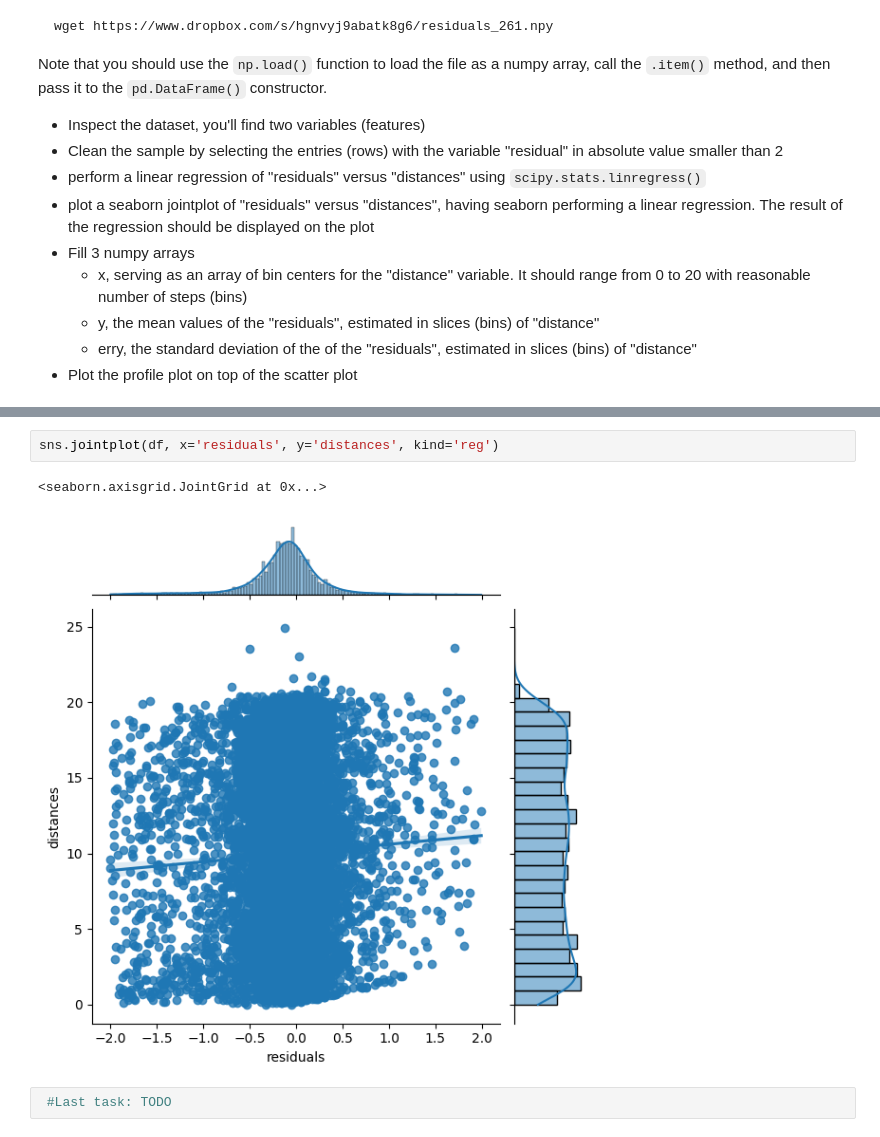
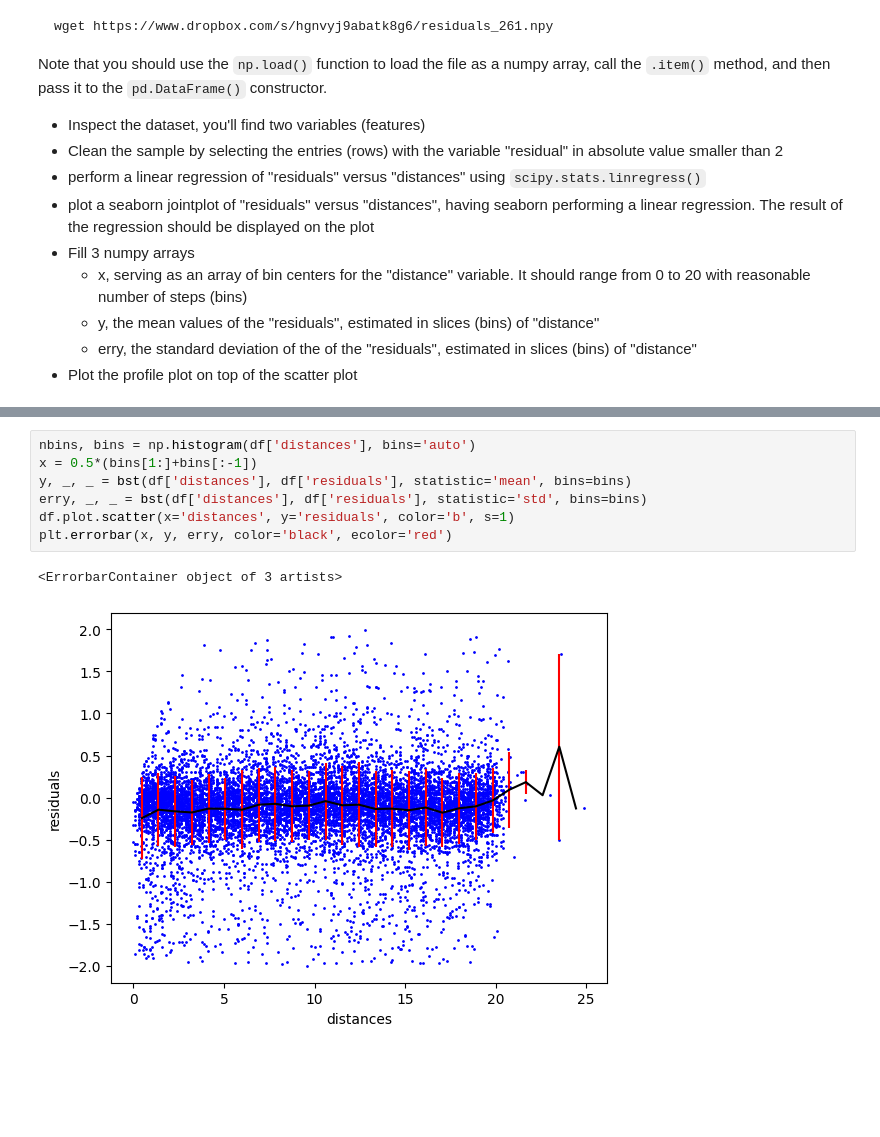
Before and after one commit to GiancarloSaran/LaboratoryOfComputationalPhysics_Y6, a Jupyter notebook: 07ex_Visualization.ipynb, the cells around one changed output, grey strips where cells are left out. Saved outputs shown, nothing was run; the diff lists cells and outputs as text; blank space fills up the shorter version.

```diff
--- a/07ex_Visualization.ipynb
+++ b/07ex_Visualization.ipynb
@@ -163,7 +126,10 @@ LinregressResult(slope=0.5777923459096151, intercept=10.025255974980663, rvalue=
-# %%
-sns.jointplot(df, x='residuals', y='distances', kind='reg')
-# %% [output]
-<seaborn.axisgrid.JointGrid at 0x...>
-[figure, removed]
-# %%
- #Last task: TODO
+# %%
+nbins, bins = np.histogram(df['distances'], bins='auto')
+x = 0.5*(bins[1:]+bins[:-1])
+y, _, _ = bst(df['distances'], df['residuals'], statistic='mean', bins=bins)
+erry, _, _ = bst(df['distances'], df['residuals'], statistic='std', bins=bins)
+df.plot.scatter(x='distances', y='residuals', color='b', s=1)
+plt.errorbar(x, y, erry, color='black', ecolor='red')
+# %% [output]
+<ErrorbarContainer object of 3 artists>
+[figure, added]
```
Also changed, not shown: parts of 9 cells of this notebook.
